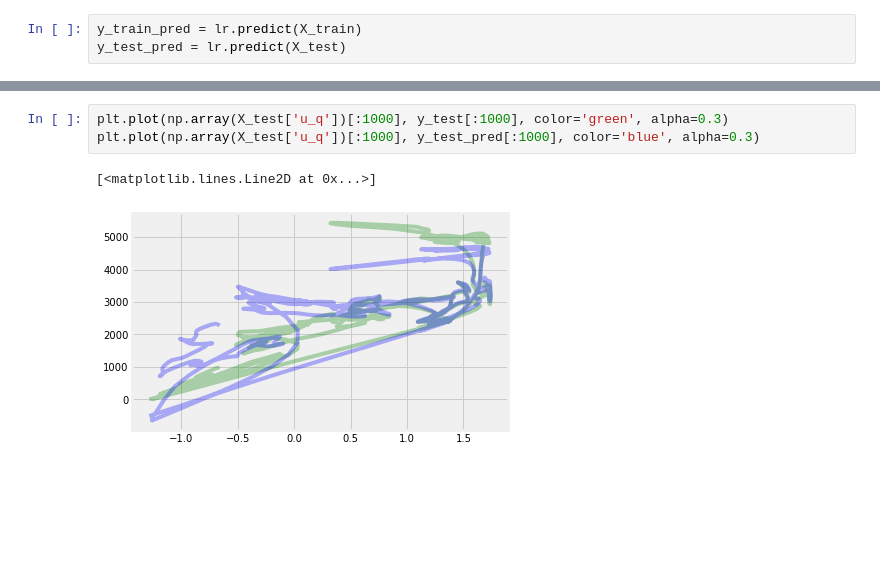
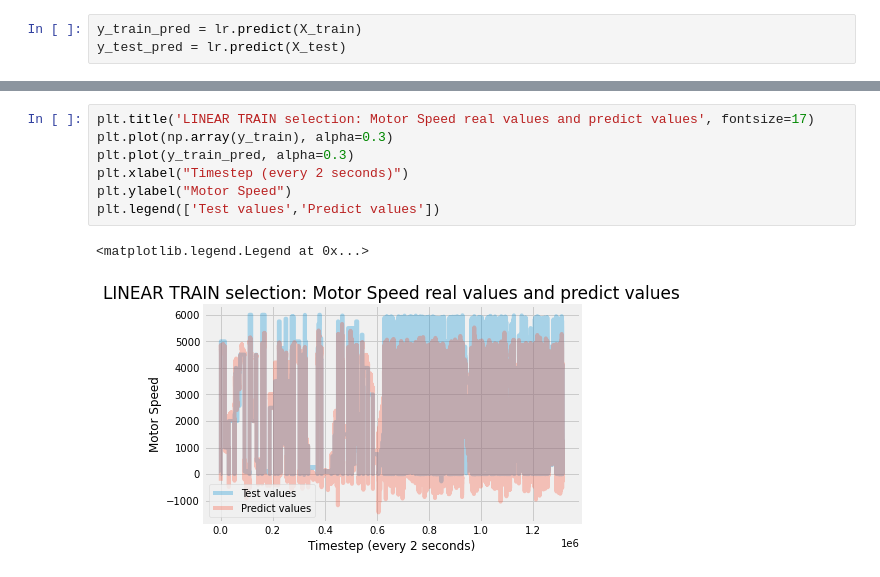
Before and after one commit to svetlz/HW, a Jupyter notebook: Дополнение к HW.ipynb, the cells around one changed output, grey strips where cells are left out. Saved outputs shown, nothing was run; the diff lists cells and outputs as text; blank space fills up the shorter version.

```diff
--- a/Дополнение к HW.ipynb
+++ b/Дополнение к HW.ipynb
@@ -96,6 +78,10 @@ plt.plot(np.array(X_test['u_q']), y_test_pred, color='blue', alpha=0.3)
-# %%
-plt.plot(np.array(X_test['u_q'])[:1000], y_test[:1000], color='green', alpha=0.3)
-plt.plot(np.array(X_test['u_q'])[:1000], y_test_pred[:1000], color='blue', alpha=0.3)
-# %% [output]
-[<matplotlib.lines.Line2D at 0x...>]
-[figure, removed]
+# %%
+plt.title('LINEAR TRAIN selection: Motor Speed real values and predict values', fontsize=17)
+plt.plot(np.array(y_train), alpha=0.3)
+plt.plot(y_train_pred, alpha=0.3)
+plt.xlabel("Timestep (every 2 seconds)")
+plt.ylabel("Motor Speed")
+plt.legend(['Test values','Predict values'])
+# %% [output]
+<matplotlib.legend.Legend at 0x...>
+[figure, added]
```
Also changed, not shown: parts of 18 cells of this notebook.
